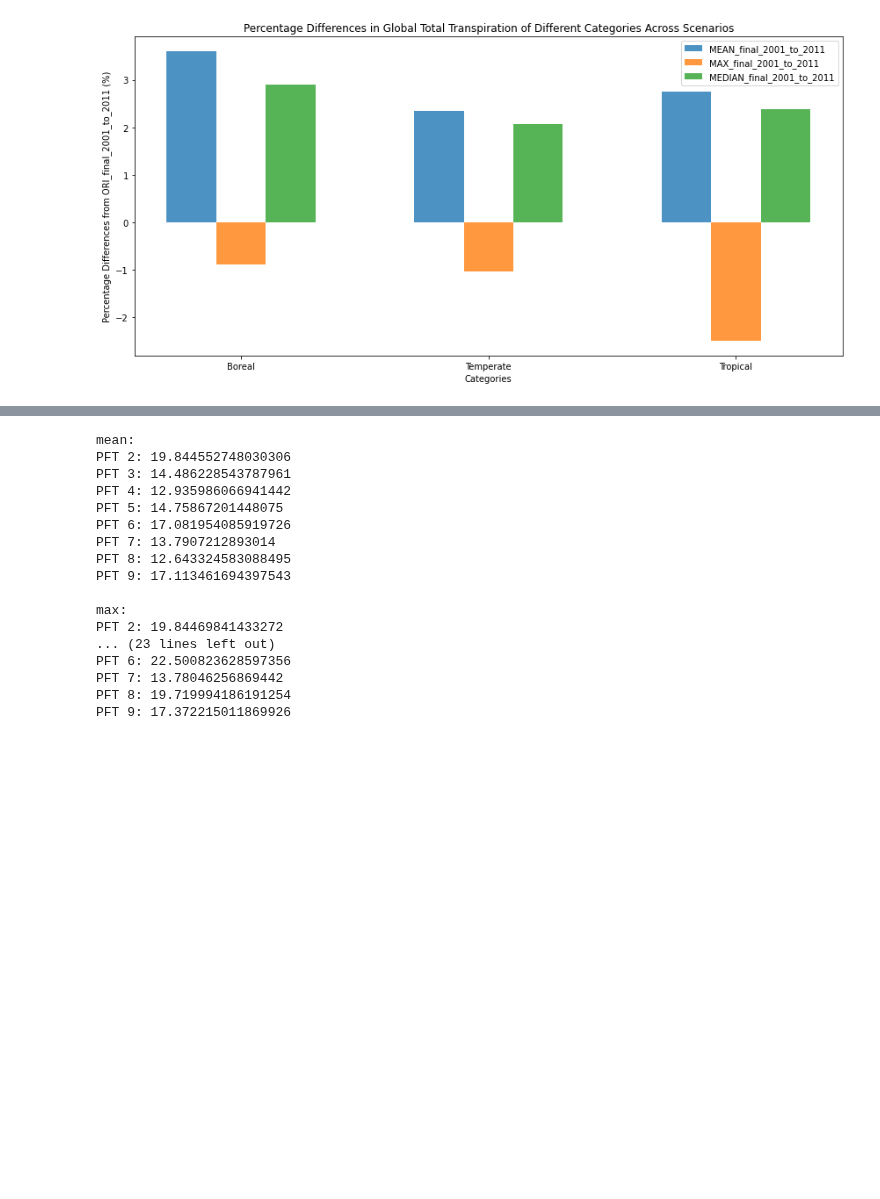
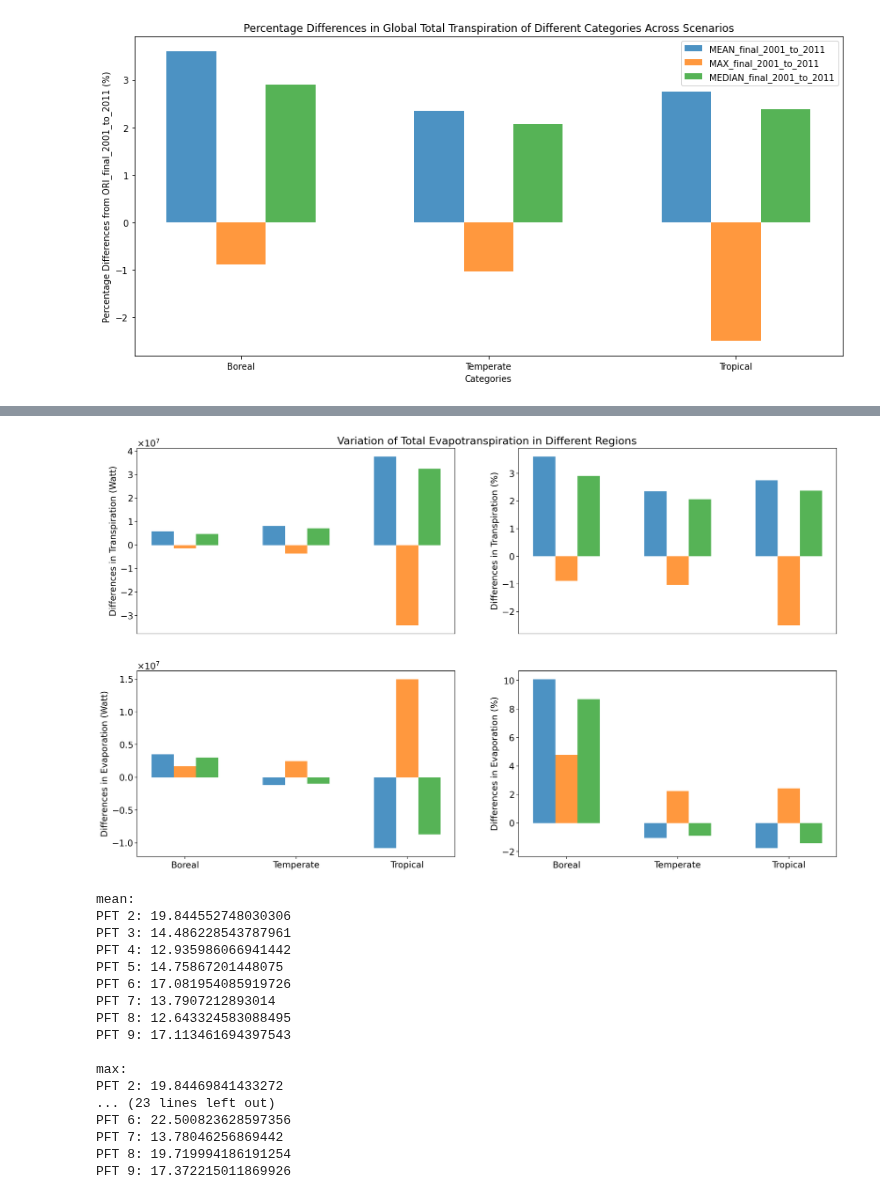
Before and after one commit to UW-GCRL/ET_CTH, a Jupyter notebook: ET compare with PFTs.ipynb, the cells around one changed output, grey strips where cells are left out. Drawn from its saved outputs; the diff is of its cells as text; code cells hidden in the pictures; blank space fills up the shorter version.

```diff
--- a/ET compare with PFTs.ipynb
+++ b/ET compare with PFTs.ipynb
@@ -908,3 +926,69 @@ NameError: name 'pft_names' is not defined
+# %%
+import numpy as np
+import matplotlib.pyplot as plt
+from matplotlib.ticker import ScalarFormatter
+
+# Set global font size and weight
+plt.rcParams.update({'font.size': 14, 'font.weight': 'normal'})
+
+# Set up the figure and axes
+fig, axs = plt.subplots(2, 2, figsize=(20, 12), dpi=200)
+
+# Create a large invisible subplot to set a common y-label
+ax_big = fig.add_subplot(111, frameon=False)
+ax_big.tick_params(labelcolor='none', top=False, bottom=False, left=False, right=False)
+ax_big.set_title('Variation of Total Evapotranspiration in Different Regions')
+
+categories = ["Boreal", "Temperate", "Tropical"]
+num_categories = len(categories)
+bar_width = 0.2
+opacity = 0.8
+index = np.arange(num_categories)
+
+# Function to create bar plots
+def create_bar_plot(ax, data, title):
+    for i, scenario in enumerate(scenarios):
+        if scenario == reference_scenario:
+            continue
+        category_values = [data[scenario][category] for category in categories]
+        if scenario == scenarios[0]:
+            lab = 'Mean'
+        if scenario == scenarios[1]:
+            lab = 'Max'
+        if scenario == scenarios[2]:
+            lab = 'Median'
+        ax.bar(index + i * bar_width, category_values, bar_width, alpha=opacity, label=lab)
+
+    ax.set_ylabel(title)
+
+
+# Transpiration - differences
+create_bar_plot(axs[0, 0], category_differences, 'Differences in Transpiration (Watt)')
+
+# Transpiration - percentage differences
+create_bar_plot(axs[0, 1], category_differences_percentage, 'Differences in Transpiration (%)')
+
+# Evaporation - differences
+create_bar_plot(axs[1, 0], category_differences_EV, 'Differences in Evaporation (Watt)')
+
+# Evaporation - percentage differences
+create_bar_plot(axs[1, 1], category_differences_percentage_EV, 'Differences in Evaporation (%)')
+
+# Adjust layout and display plot
+for i, ax in enumerate(axs.flat):
+    formatter = ScalarFormatter(useMathText=True, useOffset=False)
+    formatter.set_scientific(True)
+    ax.yaxis.set_major_formatter(formatter)
+
+    if i >= 2:  # Set x-axis ticks and labels only for the bottom two subplots
+        ax.set_xticks(index + bar_width)
+        ax.set_xticklabels(categories)
+    else:
+        ax.set_xticks([])  # Remove x-axis ticks and labels for the top two subplots
+
+plt.show()
+# %% [output]
+[figure, added]
 # %%
 import os
 import netCDF4
```
Also changed, not shown: parts of 7 cells of this notebook.
